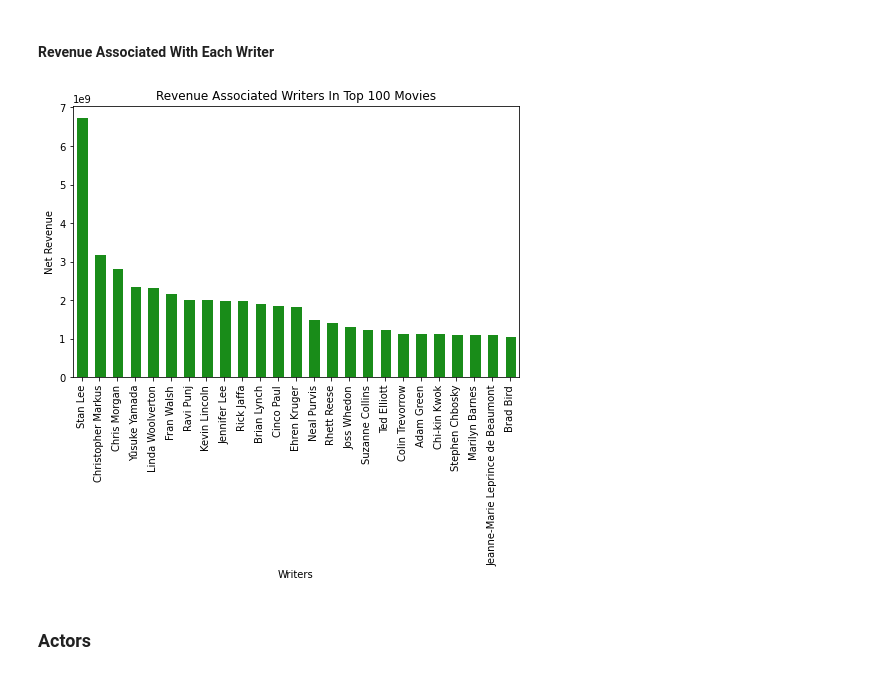
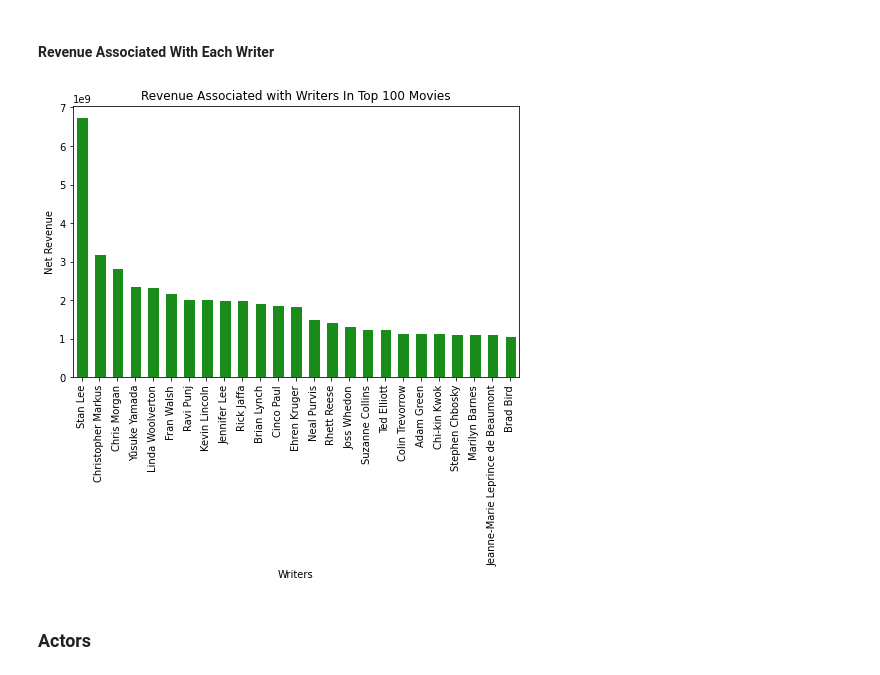
Before and after one commit to reboyce/Gilbert-Team-Repo, a Jupyter notebook: Notebooks/Principals.ipynb, the cells around one changed output. Drawn from its saved outputs; the diff is of its cells as text; code cells hidden in the pictures.

```diff
--- a/Notebooks/Principals.ipynb
+++ b/Notebooks/Principals.ipynb
@@ -604,15 +604,15 @@ top_writer_counts.iloc[:25].plot(kind='bar',
 # %%
 top_rev_writer = top_writer_groupby
 top_rev_writer.plot(kind='bar',
-                      title='Revenue Associated Writers In Top 100 Movies',
+                      title='Revenue Associated with Writers In Top 100 Movies',
                       figsize=(8, 5),
                       xlabel = 'Writers',
                       ylabel='Net Revenue',
                       color='Green',
                       alpha=.9,
                       Width=.6);
 # %% [output]
-[figure, old version]
+[figure, new version]
 # %% [markdown]
 ### Actors
 # %%
```
Also changed, not shown: parts of 3 cells of this notebook, 5 other files.
